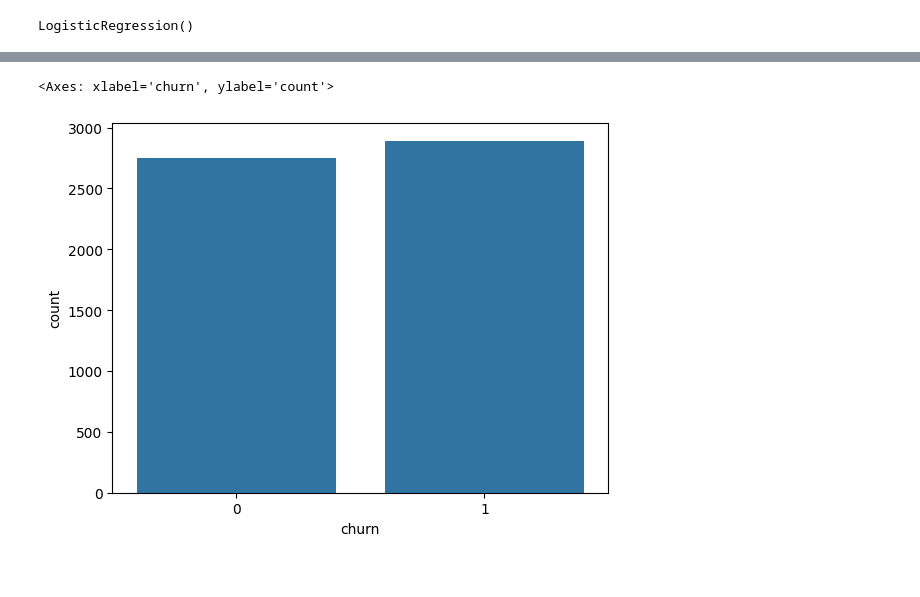
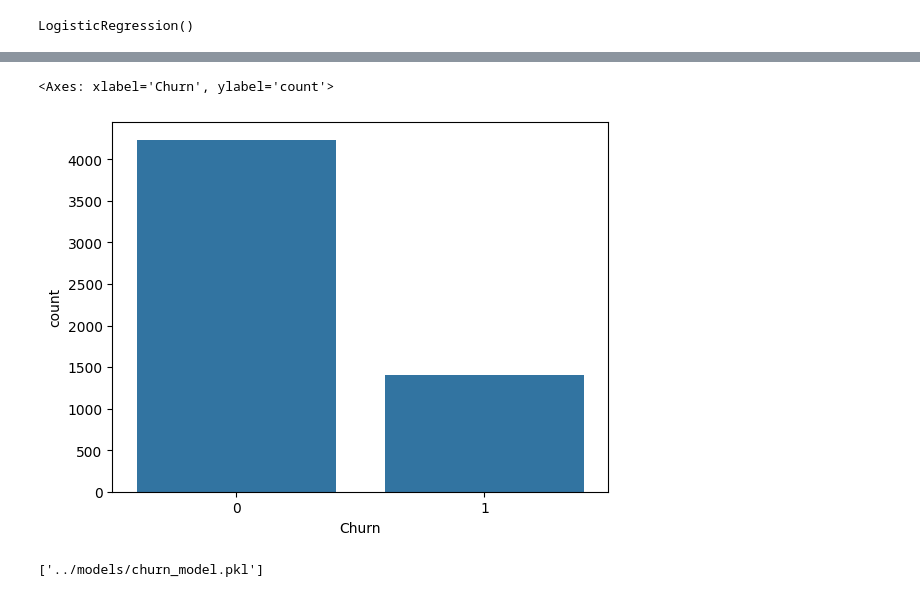
Before and after one commit to AranyakD/RetailPulse, a Jupyter notebook: notebooks/06_churn_prediction.ipynb, the cells around one changed output, grey strips where cells are left out. Drawn from its saved outputs; the diff is of its cells as text; code cells hidden in the pictures.

```diff
--- a/notebooks/06_churn_prediction.ipynb
+++ b/notebooks/06_churn_prediction.ipynb
@@ -18,5 +37,6 @@ rfm.head()
 # %%
-#Creating churn label, if a customer is inactive >90days = churn
-rfm["churn"] = rfm["Recency"].apply(lambda x: 1 if x>90 else 0)
+#Creating churn label, top 25% most inactive = churn
+threshold = rfm["Recency"].quantile(0.75)
+rfm["Churn"] = rfm["Recency"].apply(lambda x: 1 if x > threshold else 0)
 rfm.head()
 # %% [output]
@@ -38,0 +56,3 @@ y = rfm["churn"]
+# %%
+rfm["AvgOrderValue"] = rfm["Monetary"] / rfm["Frequency"]
+rfm["AvgOrderValue"].fillna(0, inplace=True)
@@ -85,5 +122,9 @@ weighted avg       0.99      0.99      0.99      1128
 # %%
-sns.countplot(x=rfm["churn"])
+sns.countplot(x=rfm["Churn"])
 # %% [output]
-<Axes: xlabel='churn', ylabel='count'>
+<Axes: xlabel='Churn', ylabel='count'>
-[figure, old version]
+[figure, new version]
+# %%
+joblib.dump(model, "../models/churn_model.pkl")
+# %% [output]
+['../models/churn_model.pkl']
```
Also changed, not shown: parts of 11 cells of this notebook, 2 other files.
